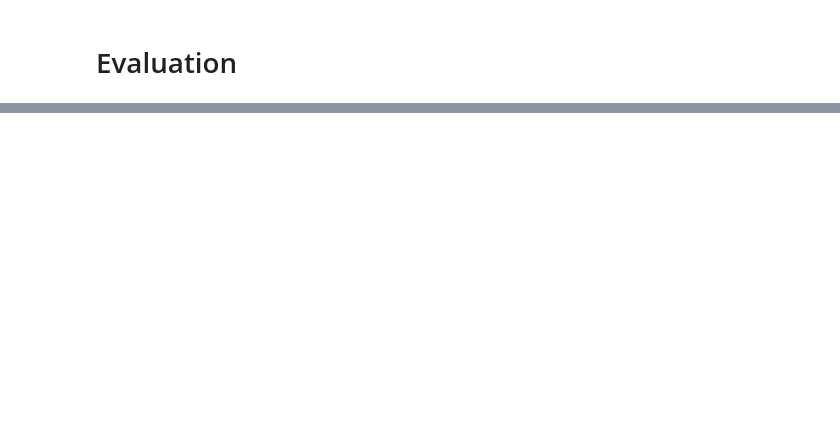
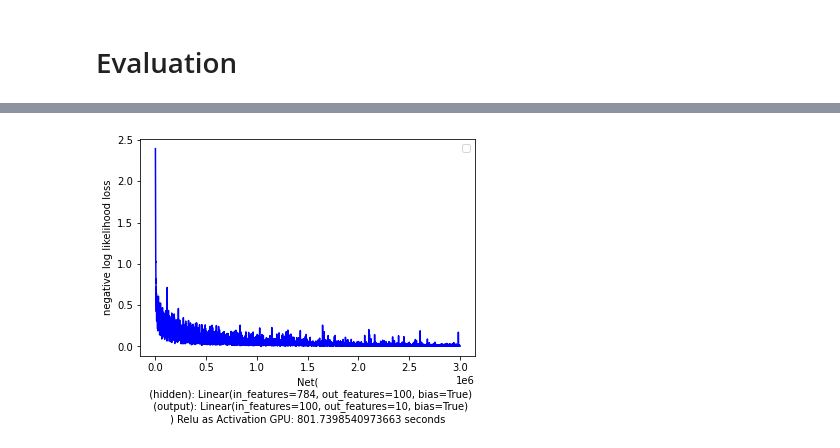
Before and after one commit to julianfbeck/KI-Lab, a Jupyter notebook: [KI-Lab2021] Assignment 1 OWCA.ipynb, the cells around one changed output, grey strips where cells are left out. Cells and saved outputs as stored; diff of their text form; code cells hidden in the pictures; blank space fills up the shorter version.

```diff
--- a/[KI-Lab2021] Assignment 1 OWCA.ipynb
+++ b/[KI-Lab2021] Assignment 1 OWCA.ipynb
@@ -257,0 +423,4 @@ Text(0, 0.5, 'negative log likelihood loss')
+# %%
+figures[1]
+# %% [output]
+[figure, added]
```
Also changed, not shown: parts of 25 cells of this notebook.
